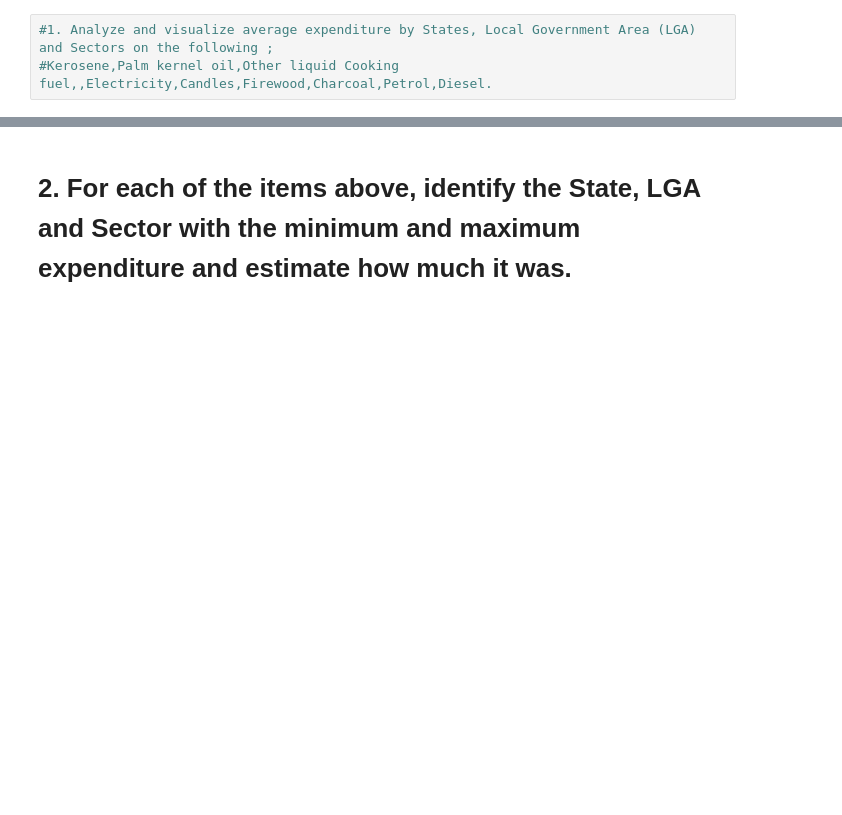
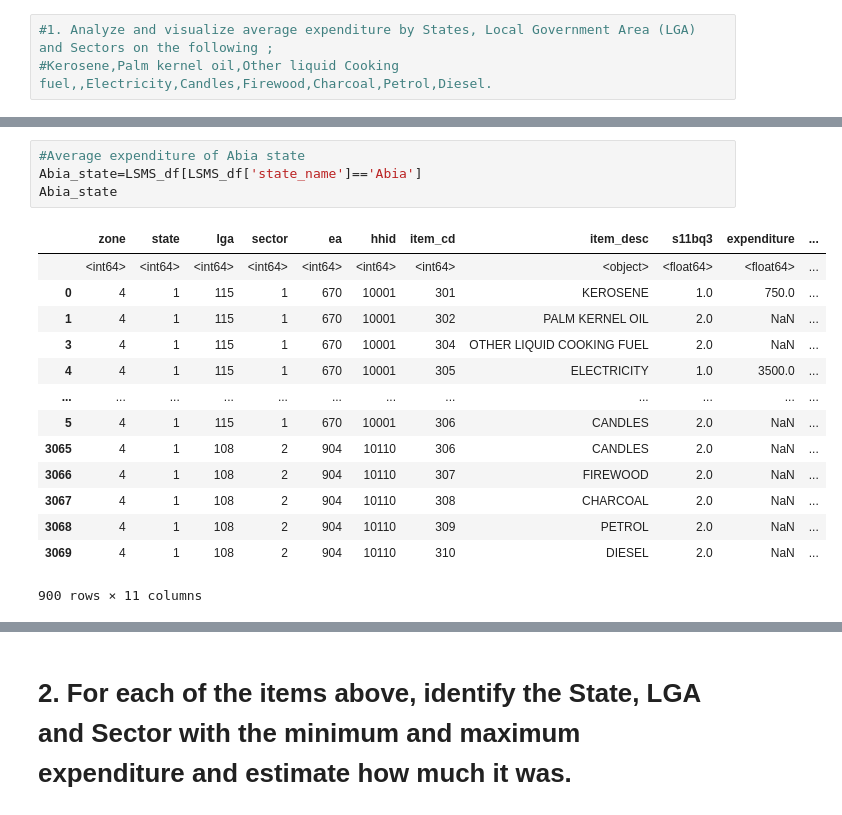
Before and after one commit to FlaviaMasese/flavia-masese, a Jupyter notebook: Project 1.ipynb, the cells around one changed output, grey strips where cells are left out. Saved outputs shown, nothing was run; the diff lists cells and outputs as text; blank space fills up the shorter version.

```diff
--- a/Project 1.ipynb
+++ b/Project 1.ipynb
@@ -173,2 +194,21 @@ plot(fig)
 # %% [output]
 'temp-plot.html'
+# %%
+#Average expenditure of Abia state
+Abia_state=LSMS_df[LSMS_df['state_name']=='Abia']
+Abia_state
+# %% [output]
+|  | zone | state | lga | sector | ea | hhid | item_cd | item_desc | s11bq3 | expenditure | ... |
+|  | <int64> | <int64> | <int64> | <int64> | <int64> | <int64> | <int64> | <object> | <float64> | <float64> | ... |
+| 0 | 4 | 1 | 115 | 1 | 670 | 10001 | 301 | KEROSENE | 1.0 | 750.0 | ... |
+| 1 | 4 | 1 | 115 | 1 | 670 | 10001 | 302 | PALM KERNEL OIL | 2.0 | NaN | ... |
+| 3 | 4 | 1 | 115 | 1 | 670 | 10001 | 304 | OTHER LIQUID COOKING FUEL | 2.0 | NaN | ... |
+| 4 | 4 | 1 | 115 | 1 | 670 | 10001 | 305 | ELECTRICITY | 1.0 | 3500.0 | ... |
+| ... | ... | ... | ... | ... | ... | ... | ... | ... | ... | ... | ... |
+| 5 | 4 | 1 | 115 | 1 | 670 | 10001 | 306 | CANDLES | 2.0 | NaN | ... |
+| 3065 | 4 | 1 | 108 | 2 | 904 | 10110 | 306 | CANDLES | 2.0 | NaN | ... |
+| 3066 | 4 | 1 | 108 | 2 | 904 | 10110 | 307 | FIREWOOD | 2.0 | NaN | ... |
+| 3067 | 4 | 1 | 108 | 2 | 904 | 10110 | 308 | CHARCOAL | 2.0 | NaN | ... |
+| 3068 | 4 | 1 | 108 | 2 | 904 | 10110 | 309 | PETROL | 2.0 | NaN | ... |
+| 3069 | 4 | 1 | 108 | 2 | 904 | 10110 | 310 | DIESEL | 2.0 | NaN | ... |
+900 rows × 11 columns
```
Also changed, not shown: parts of 38 cells of this notebook, 1 other file.
